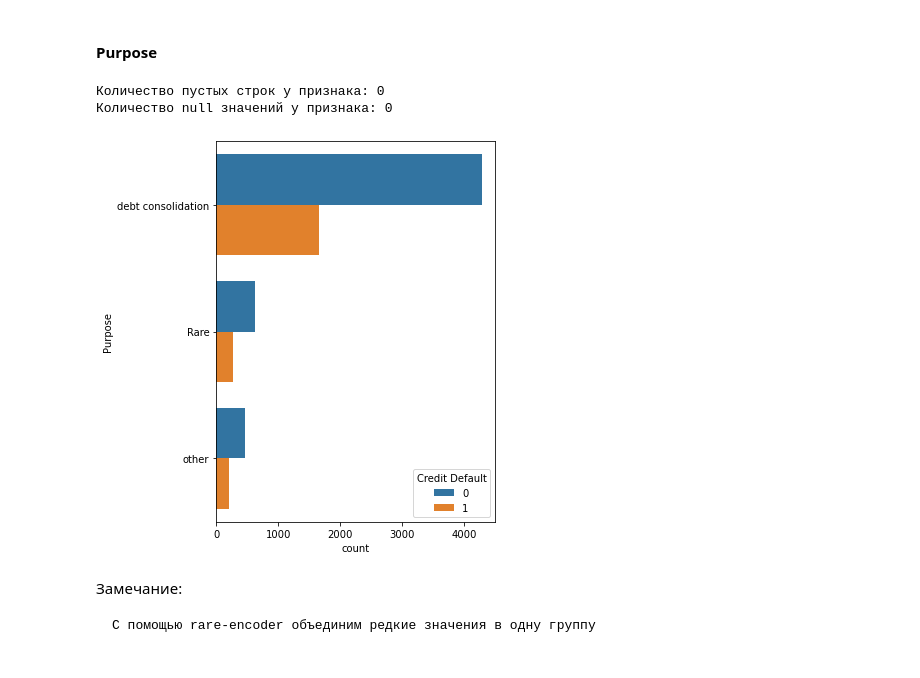
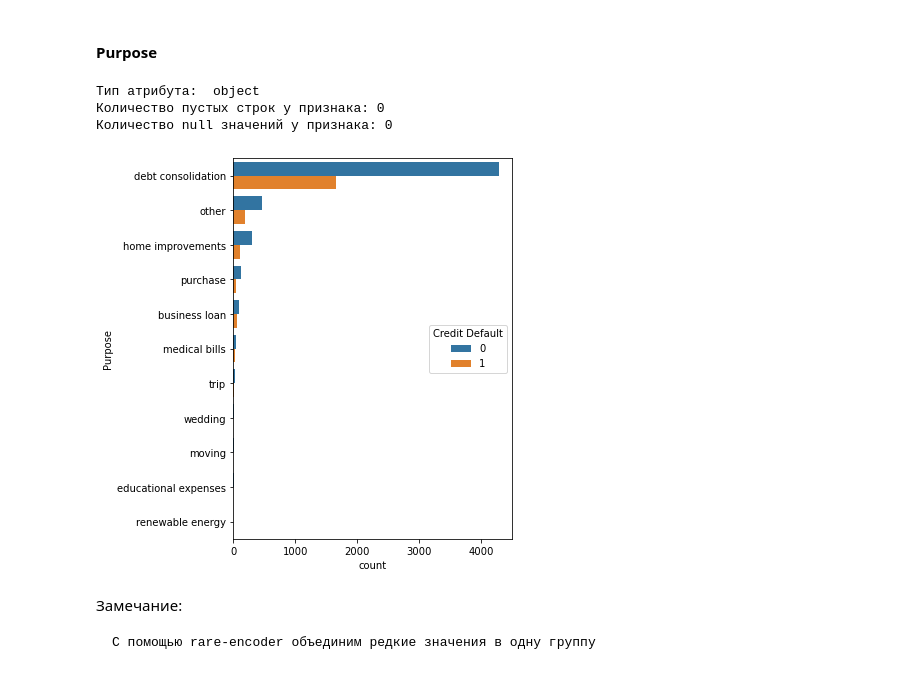
Before and after one commit to TimeryaevaM/AA_test, a Jupyter notebook: ds_test.ipynb, the cells around one changed output. Drawn from its saved outputs; the diff is of its cells as text; code cells hidden in the pictures.

```diff
--- a/ds_test.ipynb
+++ b/ds_test.ipynb
@@ -380,4 +368,2 @@ Name: Tax Liens, dtype: int64
-# %%
-df['Tax Liens'] = df['Tax Liens'].apply(lambda x: 'No' if x=='0.0' else 'Yes')
 # %%
 variable_analyze('Tax Liens', number_var, df)
@@ -411,2 +384,3 @@ Name: Number of Credit Problems, dtype: int64
 # %%
-df['Number of Credit Problems'] = df['Number of Credit Problems'].apply(lambda x: '>1.0' if x not in ['0.0', '1.0'] else x)
+variable_analyze('Number of Credit Problems', number_var, df)
+variable_hist_plot('Number of Credit Problems', number_var, df)
@@ -436,4 +398,2 @@ Name: Bankruptcies, dtype: int64
-# %%
-df['Bankruptcies'] = df['Bankruptcies'].apply(lambda x: 'Yes' if x != '0.0' else 'No')
 # %%
 variable_analyze('Bankruptcies', number_var, df)
@@ -454,15 +415,14 @@ df['Purpose'] = df['Purpose'].apply(lambda x:
                                     'business loan' if x=='small business' else
                                     'purchase' if x in ['buy a car', 'buy house', 'major purchase'] else
                                     'trip' if x in ['take a trip', 'vacation'] else x)
-# %%
-df['Purpose'] = df['Purpose'].apply(lambda x: 'Rare' if x not in ['debt consolidation', 'other'] else x)
 # %%
 variable_analyze('Purpose', number_var, df)
-variable_hist_plot('Purpose', df)
+variable_hist_plot('Purpose', number_var, df)
 # %% [output]
+Тип атрибута:  object
 Количество пустых строк у признака: 0
 Количество null значений у признака: 0
-[figure, old version]
+[figure, new version]
 # %% [markdown]
 Замечание:
 
```
Also changed, not shown: parts of 79 cells of this notebook.
